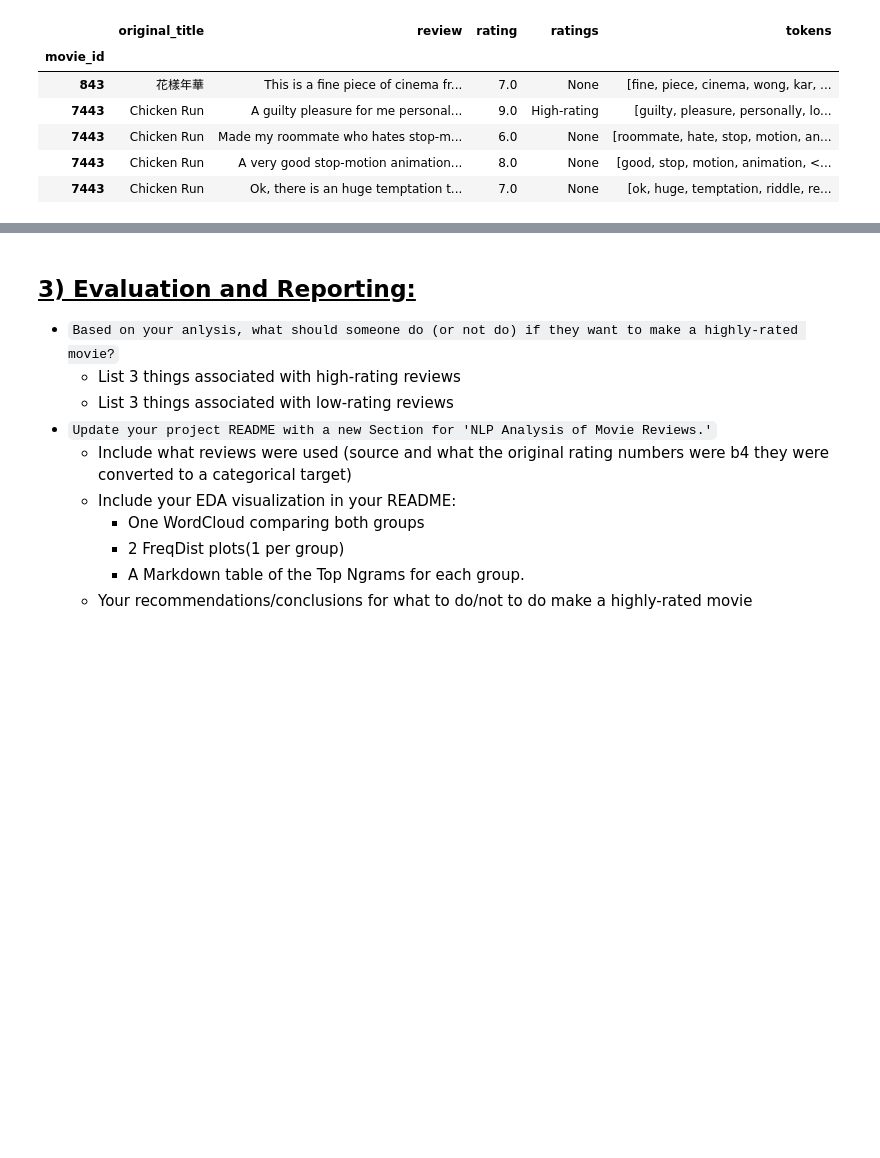
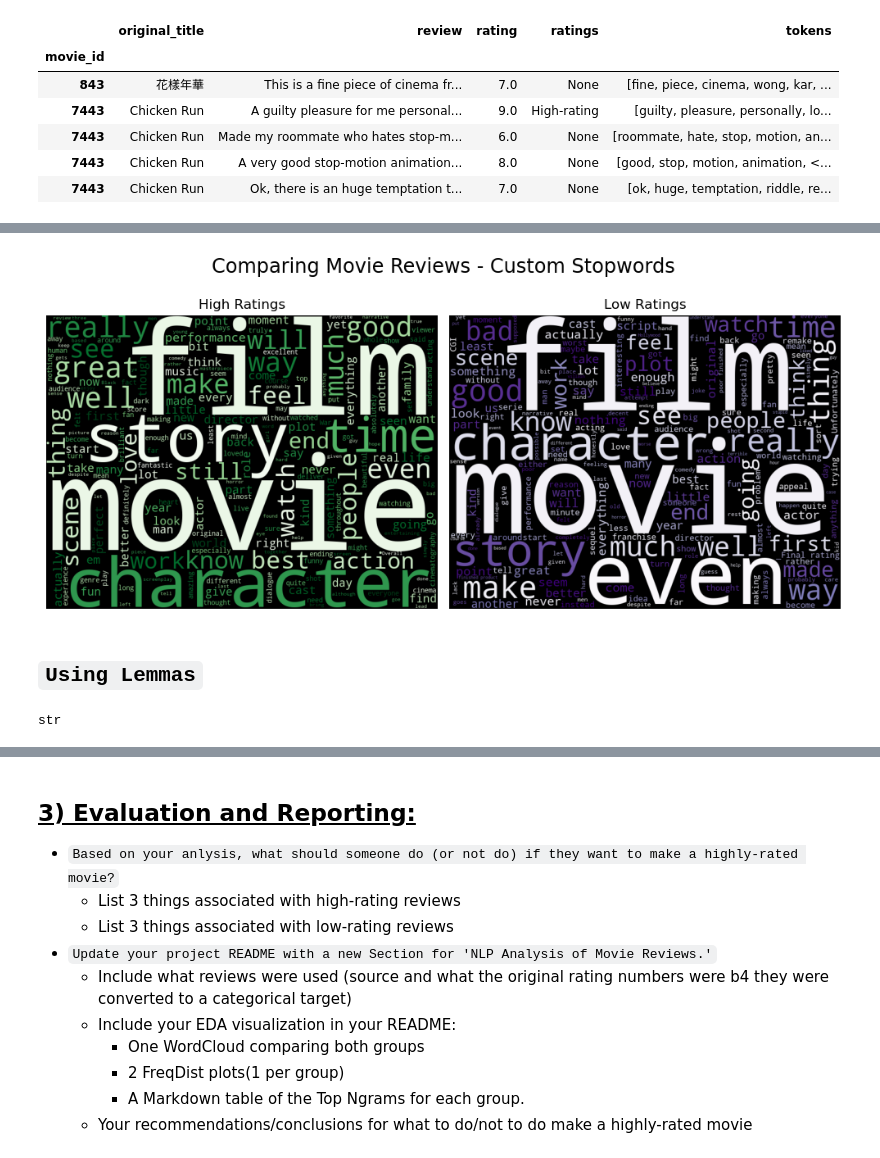
Before and after one commit to VALDE021/Data-Enrichment-Project, a Jupyter notebook: Project 2 Part 5-EricNV.ipynb, the cells around one changed output, grey strips where cells are left out. Cells and saved outputs as stored; diff of their text form; code cells hidden in the pictures; blank space fills up the shorter version.

```diff
--- a/Project 2 Part 5-EricNV.ipynb
+++ b/Project 2 Part 5-EricNV.ipynb
@@ -632,0 +655,17 @@ NameError: name 'all_pos_lemmas' is not defined
+# %%
+# Add more custom stopwords for EDA
+custom_stopwords = [*STOPWORDS,'use','Hoover','machine','clean','vacuum','carpet','cleaner','one','two','five','star']
+# %%
+# Generate the WordCloud Images using the custom stopwords
+wordcloud_kws = dict(min_word_length=2,width=800, height=600, random_state=42,
+                     stopwords=custom_stopwords)
+high_cloud = WordCloud(**wordcloud_kws, colormap='Greens').generate(high_rating_joined)
+low_cloud = WordCloud(**wordcloud_kws, colormap='Purples').generate(low_rating_joined)
+
+# ## Plot the Images
+fig =  plot_wordclouds(high_cloud,low_cloud, title="Comparing Movie Reviews - Custom Stopwords")
+
+# Save figure
+fig.savefig('images/wordclouds-movie-reviews-custom-stop.png', dpi=300,transparent=False, bbox_inches='tight')
+# %% [output]
+[figure, added]
@@ -632,0 +674,9 @@ NameError: name 'all_pos_lemmas' is not defined
+# %% [markdown]
+## `Using Lemmas`
+# %%
+# Join the words for each sentiment
+all_high_lemmas = ' '.join(hr_words)
+all_low_lemmas = ' '.join(lr_words)
+type(all_high_lemmas)
+# %% [output]
+str
```
Also changed, not shown: parts of 50 cells of this notebook, 8 other files.
